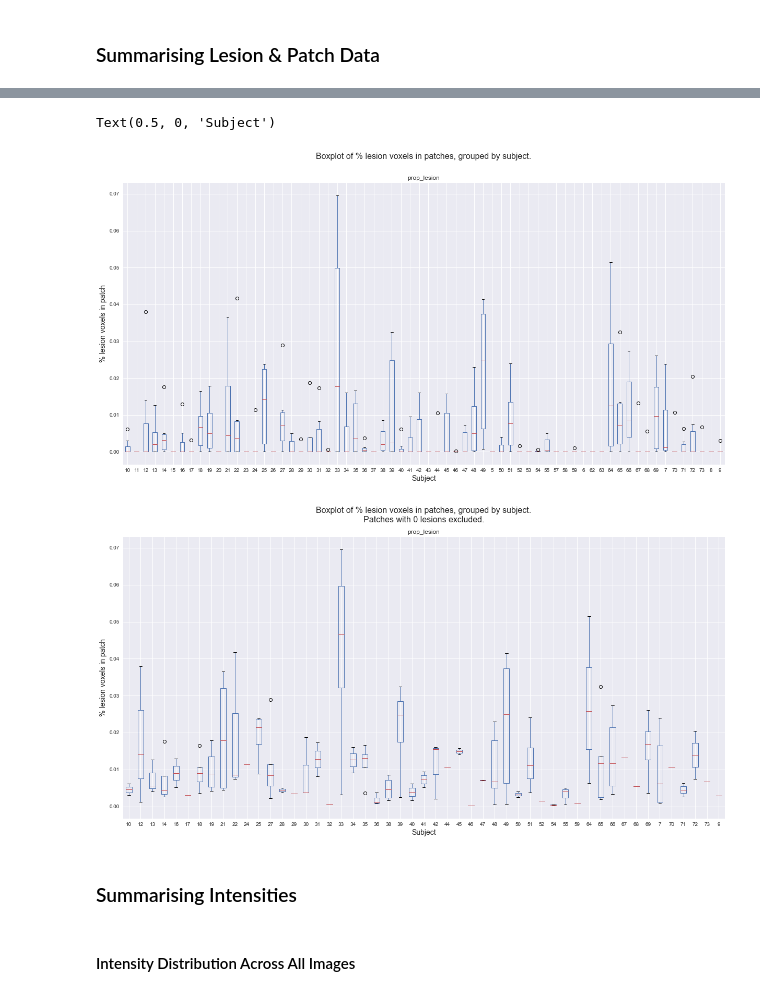
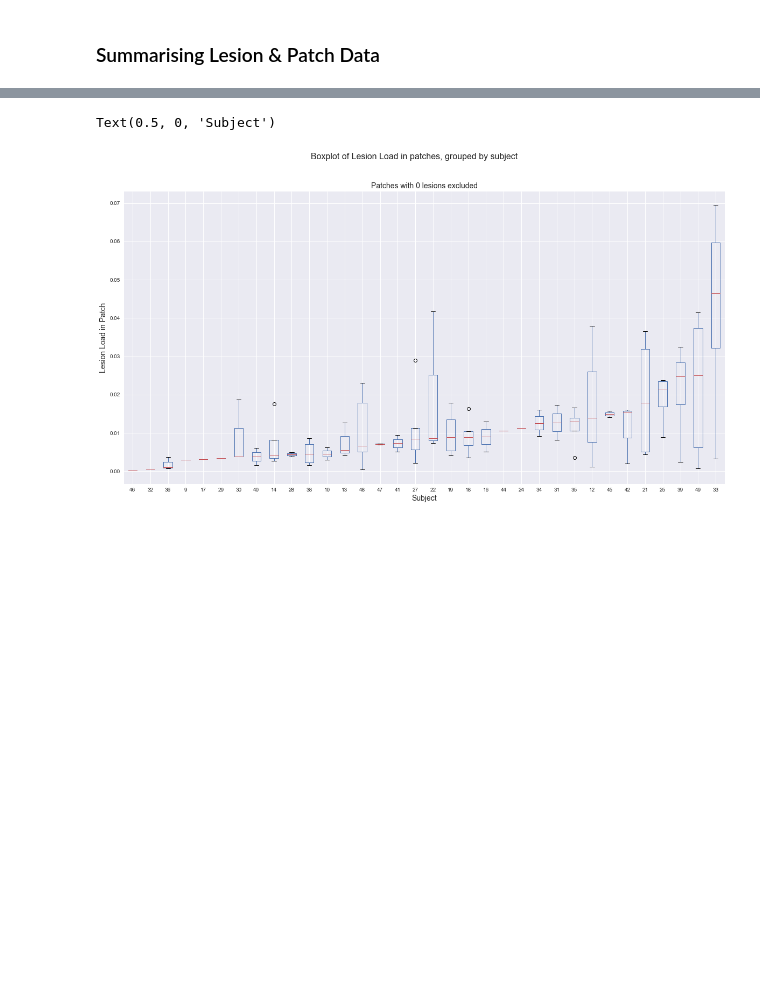
Before and after one commit to rickymwalsh/sc-segmentation, a Jupyter notebook: data-exploration.ipynb, the cells around one changed output, grey strips where cells are left out. Drawn from its saved outputs; the diff is of its cells as text; code cells hidden in the pictures; blank space fills up the shorter version.

Commit message:
updated visualisations

```diff
--- a/data-exploration.ipynb
+++ b/data-exploration.ipynb
@@ -19,6 +19,10 @@ def show_slices(slices):
 # slice_1 = t2s_img_data[:, int(t2s_img_data.shape[1]/2), :]
 # slice_2 = t2s_img_data[:, :, int(t2s_img_data.shape[2]/2)]
 # show_slices([slice_0, slice_1, slice_2])
+# %%
+centres_df = pd.read_csv('subject-centres.csv', dtype={'patientId': str, 'centerId': str, 'include': np.int8})
+centres_df = centres_df[centres_df['include'] == 1] # Remove subjects with data issues.
+centre8_subjects = centres_df[centres_df['centerId']=='8']['patientId'].tolist()
 # %% [markdown]
 ### Reading in Patch Data
 # %%
@@ -41,10 +47,10 @@ for subj in subjects:
 # %%
 # Collapse all patches into one Numpy array.
-patches_lesion = np.concatenate(list(lesion_data.values()))
-patches_t2 = np.concatenate(list(t2_data.values()))
-patches_t2s = np.concatenate(list(t2s_data.values()))
+patches_lesion = np.concatenate([lesion_data[subj] for subj in centre8_subjects])
+patches_t2 = np.concatenate([t2_data[subj] for subj in centre8_subjects])
+patches_t2s = np.concatenate([t2s_data[subj] for subj in centre8_subjects])
 # Record which subject corresponds to which patch
-patches_subjects = [subj for subj in subjects for i in range(0,lesion_data[subj].shape[0])]
+patches_subjects = [subj for subj in centre8_subjects for i in range(0,lesion_data[subj].shape[0])]
 
 print("Total Patches: {}\n Lesion Patches:{}\n T2 Patches: \t{}\n T2* Patches: \t{}".format(len(patches_subjects), patches_lesion.shape, patches_t2.shape, patches_t2s.shape))
 # %% [output]
@@ -163,18 +221,22 @@ plot_hist(totals_by_subj[totals_by_subj['prop_lesion']>0]['prop_lesion'], bin_wi
 # %%
-df_patch_count.boxplot(column='prop_lesion', by='subject', figsize=(20,10))
-plt.suptitle('Boxplot of % lesion voxels in patches, grouped by subject.\n', fontsize=16)
-plt.ylabel('% lesion voxels in patch', fontsize=14)
+# df_patch_count.boxplot(column='prop_lesion', by='subject', figsize=(20,10))
+# plt.suptitle('Boxplot of Lesion load in patches, grouped by subject.\n', fontsize=16)
+# plt.ylabel('% lesion voxels in patch', fontsize=14)
+# plt.xlabel('Subject', fontsize=14)
+
+# grouped = df_patch_count.groupby('subject')
+# df_sort =  pd.DataFrame({col:vals['prop_lesion'] for col,vals in grouped})
+# df_sort = df_sort[df_sort.median().sort_values().index]
+# df_sort.boxplot(figsize=(20,10))
+
+grouped = df_patch_count[df_patch_count['prop_lesion'] > 0].groupby('subject')
+df_sort =  pd.DataFrame({col:vals['prop_lesion'] for col,vals in grouped})
+df_sort = df_sort[df_sort.median().sort_values().index]
+df_sort.boxplot(figsize=(20,10))
+plt.suptitle('Boxplot of Lesion Load in patches, grouped by subject', fontsize=16)
+plt.title('Patches with 0 lesions excluded', fontsize=14)
+plt.ylabel('Lesion Load in Patch', fontsize=14)
 plt.xlabel('Subject', fontsize=14)
-
-df_patch_count[df_patch_count['prop_lesion'] > 0.0].boxplot(column='prop_lesion', by='subject', figsize=(20,10))
-plt.suptitle('Boxplot of % lesion voxels in patches, grouped by subject.\nPatches with 0 lesions excluded.', fontsize=16)
-plt.ylabel('% lesion voxels in patch', fontsize=14)
-plt.xlabel('Subject', fontsize=14)
 # %% [output]
 Text(0.5, 0, 'Subject')
-[figure, old version]
+[figure, new version]
-[figure, removed]
-# %% [markdown]
-### Summarising Intensities
-# %% [markdown]
-#### Intensity Distribution Across All Images
```
Also changed, not shown: parts of 16 cells of this notebook.
